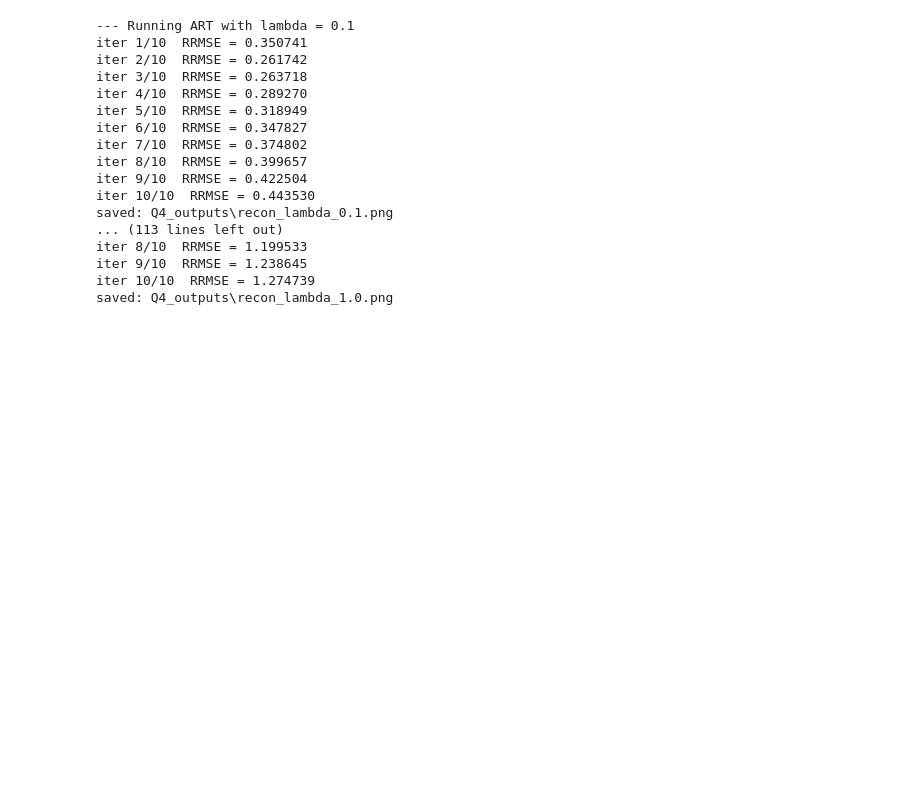
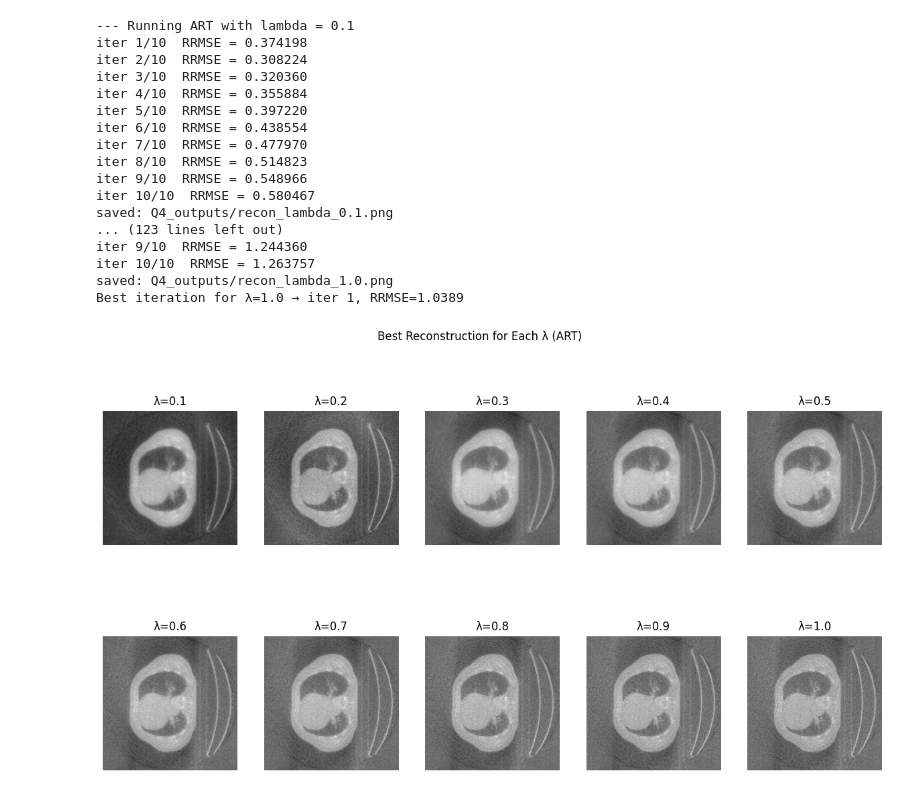
Before and after one commit to shivamchaubey100/Image_Reconstruction_mic, a Jupyter notebook: Q4.ipynb, the cells around one changed output. Cells and saved outputs as stored; diff of their text form; code cells hidden in the pictures; blank space fills up the shorter version.

```diff
--- a/Q4.ipynb
+++ b/Q4.ipynb
@@ -148,33 +145,61 @@ out_dir = "Q4_outputs"
 os.makedirs(out_dir, exist_ok=True)
 
 all_rrmse = {}
+best_images = {}
+
 
 for lam in lambda_values:
     print("\n--- Running ART with lambda =", lam)
-    x_rec, rrmse_list = myART(A, b_noisy, x_true=x_true, lam=lam, ordering='sequential', max_iter=max_iter, save_intermediate=False)
+    x_rec, rrmse_list, saved_x = myART(A, b_noisy, x_true=x_true, lam=lam, ordering='sequential', max_iter=max_iter, save_intermediate=True)
     all_rrmse[lam] = rrmse_list
 
     recon_img = x_rec.reshape((N, N))
     plt.imsave(os.path.join(out_dir, f"recon_lambda_{lam:.1f}.png"), recon_img, cmap='gray')
     print("saved:", os.path.join(out_dir, f"recon_lambda_{lam:.1f}.png"))
+
+
+    valid_rrmse = np.array([r if r is not None else np.inf for r in rrmse_list])
+    best_iter = np.argmin(valid_rrmse)
+
+    best_x = saved_x[best_iter]
+    best_images[lam] = best_x
+
+    print(f"Best iteration for λ={lam:.1f} → iter {best_iter+1}, RRMSE={valid_rrmse[best_iter]:.4f}")
+
+
+    plt.imsave(os.path.join(out_dir, f"best_recon_lambda_{lam:.1f}.png"),
+               best_x.reshape((N, N)), cmap='gray')
 # %% [output]
 --- Running ART with lambda = 0.1
-iter 1/10  RRMSE = 0.350741
-iter 2/10  RRMSE = 0.261742
-iter 3/10  RRMSE = 0.263718
-iter 4/10  RRMSE = 0.289270
-iter 5/10  RRMSE = 0.318949
-iter 6/10  RRMSE = 0.347827
-iter 7/10  RRMSE = 0.374802
-iter 8/10  RRMSE = 0.399657
-iter 9/10  RRMSE = 0.422504
-iter 10/10  RRMSE = 0.443530
-saved: Q4_outputs\recon_lambda_0.1.png
-... (113 lines left out)
-iter 8/10  RRMSE = 1.199533
-iter 9/10  RRMSE = 1.238645
-iter 10/10  RRMSE = 1.274739
-saved: Q4_outputs\recon_lambda_1.0.png
+iter 1/10  RRMSE = 0.374198
+iter 2/10  RRMSE = 0.308224
+iter 3/10  RRMSE = 0.320360
+iter 4/10  RRMSE = 0.355884
+iter 5/10  RRMSE = 0.397220
+iter 6/10  RRMSE = 0.438554
+iter 7/10  RRMSE = 0.477970
+iter 8/10  RRMSE = 0.514823
+iter 9/10  RRMSE = 0.548966
+iter 10/10  RRMSE = 0.580467
+saved: Q4_outputs/recon_lambda_0.1.png
+... (123 lines left out)
+iter 9/10  RRMSE = 1.244360
+iter 10/10  RRMSE = 1.263757
+saved: Q4_outputs/recon_lambda_1.0.png
+Best iteration for λ=1.0 → iter 1, RRMSE=1.0389
+# %%
+plt.figure(figsize=(15,8))
+
+for i, lam in enumerate(lambda_values):
+    plt.subplot(2, 5, i+1)
+    plt.imshow(best_images[lam].reshape((N, N)), cmap='gray')
+    plt.title(f"λ={lam:.1f}")
+    plt.axis('off')
+
+plt.suptitle("Best Reconstruction for Each λ (ART)")
+plt.show()
+# %% [output]
+[figure, added]
 # %%
 print("A shape:", A.shape, "nnz:", A.nnz)
 print("b length:", b.shape)
```
Also changed, not shown: parts of 6 cells of this notebook, 23 other files.
